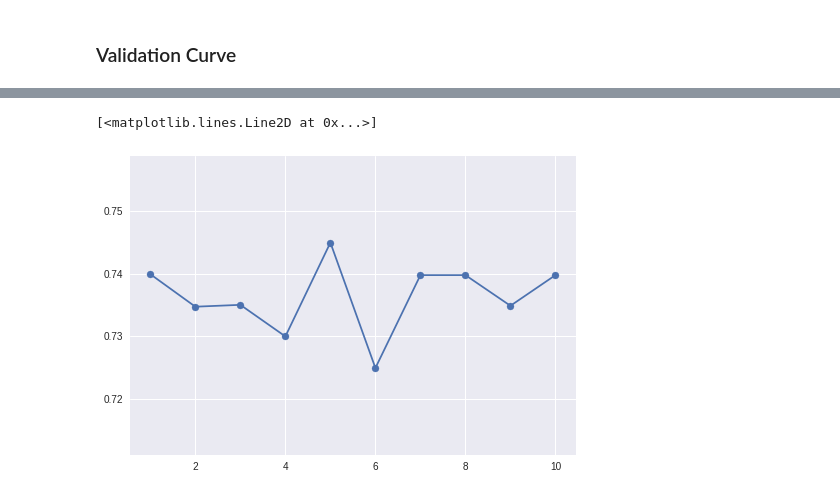
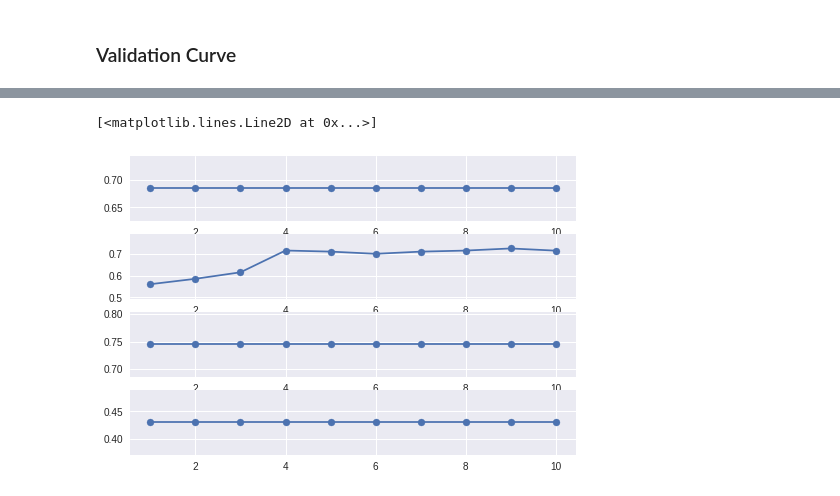
Before and after one commit to aakashv000/Machine-Learning-Lab-CS3103, a Jupyter notebook: Lab_10_Ensembling_methods.ipynb, the cells around one changed output, grey strips where cells are left out. Cells and saved outputs as stored; diff of their text form; code cells hidden in the pictures.

```diff
--- a/Lab_10_Ensembling_methods.ipynb
+++ b/Lab_10_Ensembling_methods.ipynb
@@ -146,6 +159,22 @@ cv_scores
-# %%
-plt.scatter(range(1, 11), cv_scores)
-plt.plot(range(1, 11), cv_scores)
-# %% [output]
-[<matplotlib.lines.Line2D at 0x...>]
-[figure, removed]
+# %%
+plt.figure(1)
+plt.yticks(list(range(0, 11)))
+
+plt.subplot(411)
+plt.scatter(range(1, 11), voting_clf_cv_scores)
+plt.plot(range(1, 11), voting_clf_cv_scores)
+
+plt.subplot(412)
+plt.scatter(range(1, 11), dt_cv_scores)
+plt.plot(range(1, 11), dt_cv_scores)
+
+plt.subplot(413)
+plt.scatter(range(1, 11), svm_cv_scores)
+plt.plot(range(1, 11), svm_cv_scores)
+
+plt.subplot(414)
+plt.scatter(range(1, 11), lr_cv_scores)
+plt.plot(range(1, 11), lr_cv_scores)
+# %% [output]
+[<matplotlib.lines.Line2D at 0x...>]
+[figure, added]
```
Also changed, not shown: parts of 12 cells of this notebook.
